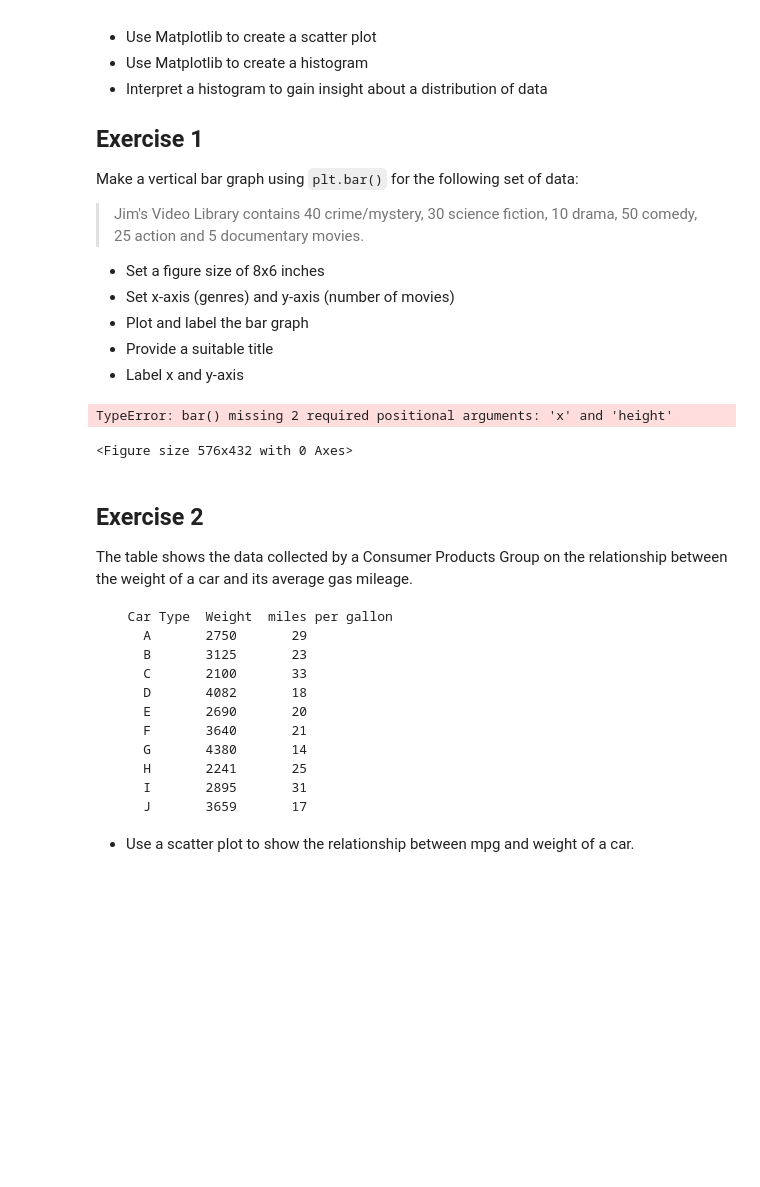
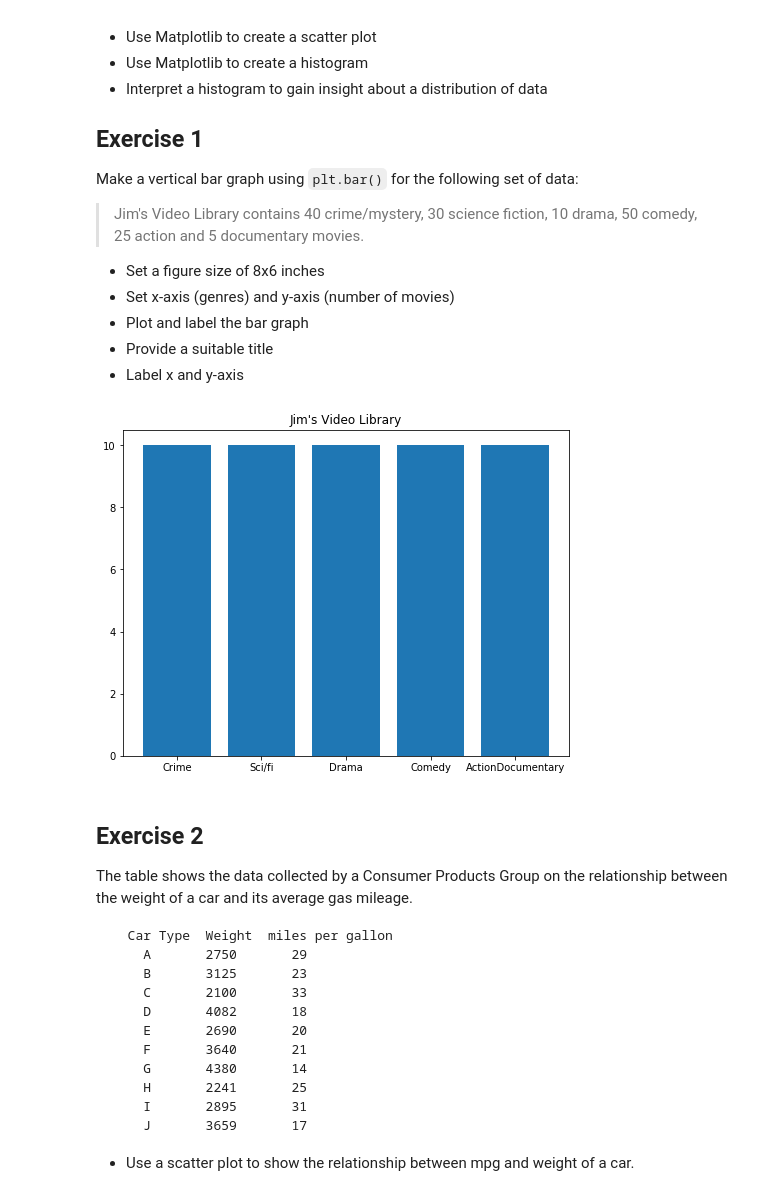
Before and after one commit to yoshinator/dsc-data-viz-lab-staff, a Jupyter notebook: index.ipynb, the cells around one changed output. Saved outputs shown, nothing was run; the diff lists cells and outputs as text; code cells hidden in the pictures; blank space fills up the shorter version.

```diff
--- a/index.ipynb
+++ b/index.ipynb
@@ -24,28 +24,27 @@ Make a vertical bar graph using `plt.bar()` for the following set of data:
 # %%
 # import the required libraries
 import numpy as np
 import matplotlib.pyplot as plt
 
 y = [40, 30, 10, 50, 25, 5]
 x = ["Crime", "Sci/fi", "Drama", "Comedy", "Action" "Documentary"]
 labels = None
 
 
 
 # Create a new figure object
 plt.figure(figsize=(8,6))
 
 # Plot vertical bars of fixed width by passing x and y values to .bar() function
-plt.bar()
+plt.bar(x, 10)
 
 # Give a title to the bar graph
 plt.title("Jim's Video Library")
 
 # Output the final plot
 plt.show()
 # %% [output]
-TypeError: bar() missing 2 required positional arguments: 'x' and 'height'
-<Figure size 576x432 with 0 Axes>
+[figure, added]
 # %% [markdown]
 ## Exercise 2
 
```
